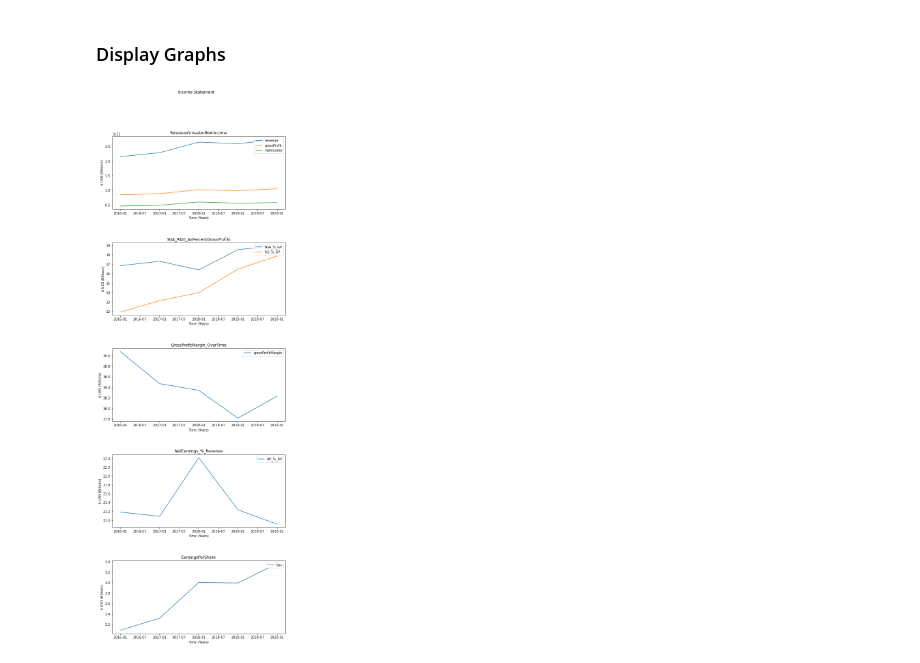
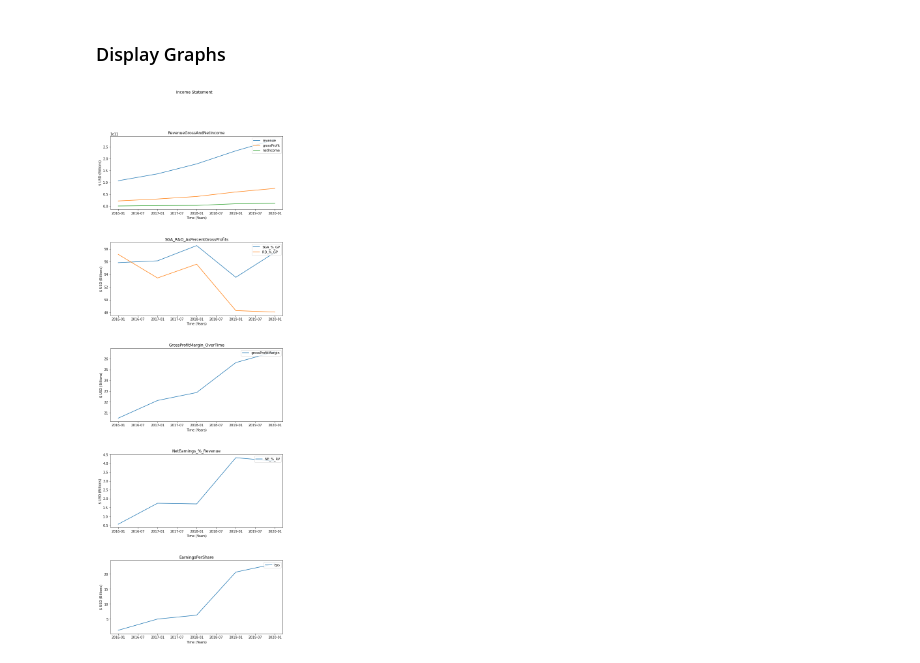
Before and after one commit to sammmoran/FlagShip, a Jupyter notebook: data-collector.ipynb, the cells around one changed output. Saved outputs shown, nothing was run; the diff lists cells and outputs as text; code cells hidden in the pictures.

```diff
--- a/data-collector.ipynb
+++ b/data-collector.ipynb
@@ -90,17 +88,17 @@ def getData(ticker):
 ### Display Graphs
 # %%
 # Make request for data
-r = getData("AAPL")
+r = getData("AMZN")
 
 # Prepare the data
 data = dataPrep(r)
 
 # Plot the data
 x = getX(data)
 
 plots = getPlots("Income Statement")
 
 # Plot these in graphical form as subplots
 graph(x, plots)
 # %% [output]
-[figure, old version]
+[figure, new version]
```
Also changed, not shown: parts of 1 cell of this notebook.
